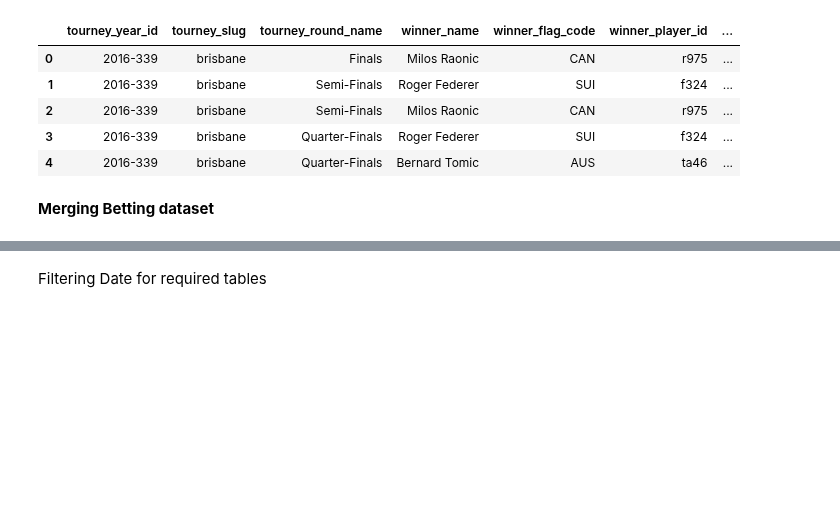
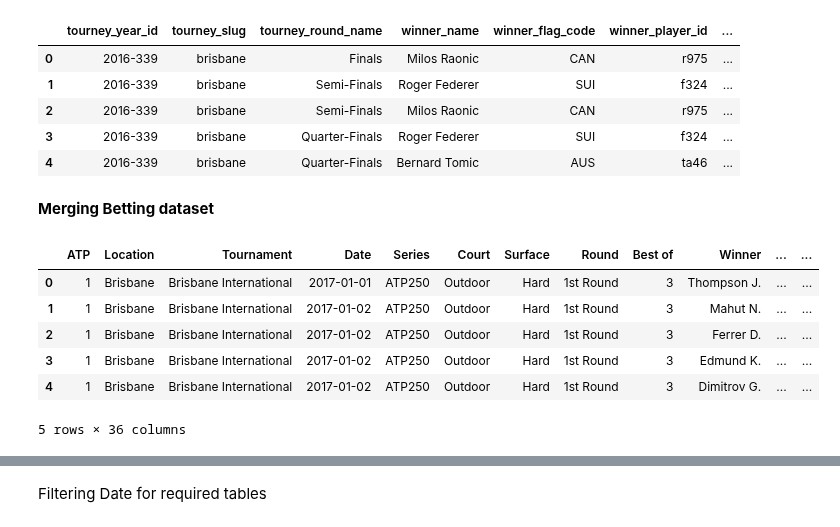
Before and after one commit to Farnaaaz/TenniMatchPrediction, a Jupyter notebook: TennisResultPrediction.ipynb, the cells around one changed output, grey strips where cells are left out. Drawn from its saved outputs; the diff is of its cells as text; code cells hidden in the pictures; blank space fills up the shorter version.

Commit message:
Filtered the features for the Betting Dataset

```diff
--- a/TennisResultPrediction.ipynb
+++ b/TennisResultPrediction.ipynb
@@ -149,9 +151,9 @@ selected_df.head()
 # %% [markdown]
 **Merging Betting dataset**
 # %%
-file_2017 = '2017.xlsx'
-file_2018 = '2018.xlsx'
-file_2019 = '2019.xlsx'
+file_2017 = 'Betting/2017.xlsx'
+file_2018 = 'Betting/2018.xlsx'
+file_2019 = 'Betting/2019.xlsx'
 
 # Read Excel files into DataFrames
 df_2017 = pd.read_excel(file_2017)
@@ -160,18 +162,26 @@ df_2019 = pd.read_excel(file_2019)
 # %%
 # Remove specific columns from 2017 (not common)
 columns_to_remove = ['EXW', 'EXL', 'LBW', 'LBL']
 
 # Ensure df_2017 is defined with these columns
 df_2017 = df_2017.drop(columns=columns_to_remove, errors='ignore')
 
 col_order = ['ATP', 'Location', 'Tournament', 'Date', 'Series', 'Court', 'Surface', 'Round', 'Best of', 'Winner', 'Loser', 'WRank', 'LRank', 'WPts', 'LPts', 'W1', 'L1', 'W2', 'L2', 'W3', 'L3', 'W4', 'L4', 'W5', 'L5', 'Wsets', 'Lsets', 'Comment', 'B365W', 'B365L', 'PSW', 'PSL', 'MaxW', 'MaxL', 'AvgW', 'AvgL']
 
 # Reorder columns in each DataFrame
 df_2017 = df_2017[col_order]
 df_2018 = df_2018[col_order]
 df_2019 = df_2019[col_order]
 
 # Concatenate the DataFrames vertically
 betting_merged = pd.concat([df_2017, df_2018, df_2019], ignore_index=True)
 
-df_merged.head()
+betting_merged.head()
+# %% [output]
+|  | ATP | Location | Tournament | Date | Series | Court | Surface | Round | Best of | Winner | ... | ... |
+| 0 | 1 | Brisbane | Brisbane International | 2017-01-01 | ATP250 | Outdoor | Hard | 1st Round | 3 | Thompson J. | ... | ... |
+| 1 | 1 | Brisbane | Brisbane International | 2017-01-02 | ATP250 | Outdoor | Hard | 1st Round | 3 | Mahut N. | ... | ... |
+| 2 | 1 | Brisbane | Brisbane International | 2017-01-02 | ATP250 | Outdoor | Hard | 1st Round | 3 | Ferrer D. | ... | ... |
+| 3 | 1 | Brisbane | Brisbane International | 2017-01-02 | ATP250 | Outdoor | Hard | 1st Round | 3 | Edmund K. | ... | ... |
+| 4 | 1 | Brisbane | Brisbane International | 2017-01-02 | ATP250 | Outdoor | Hard | 1st Round | 3 | Dimitrov G. | ... | ... |
+5 rows × 36 columns
```
Also changed, not shown: parts of 4 cells of this notebook.
